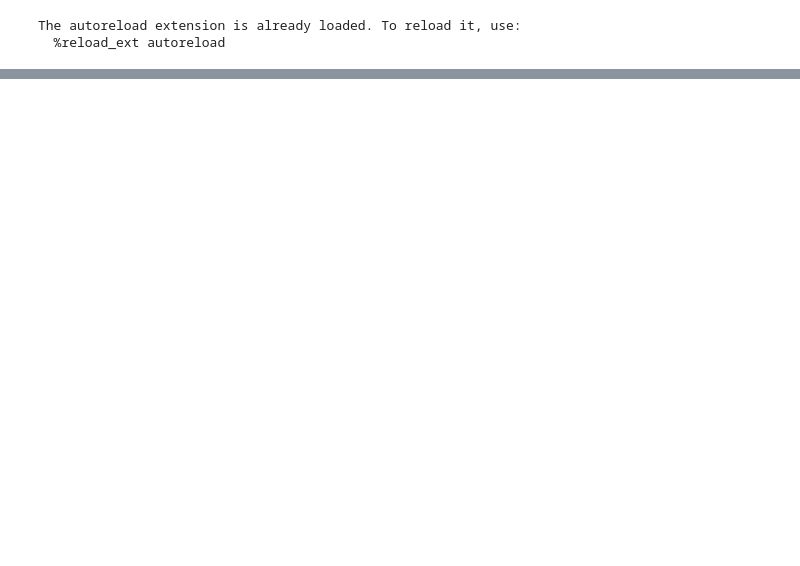
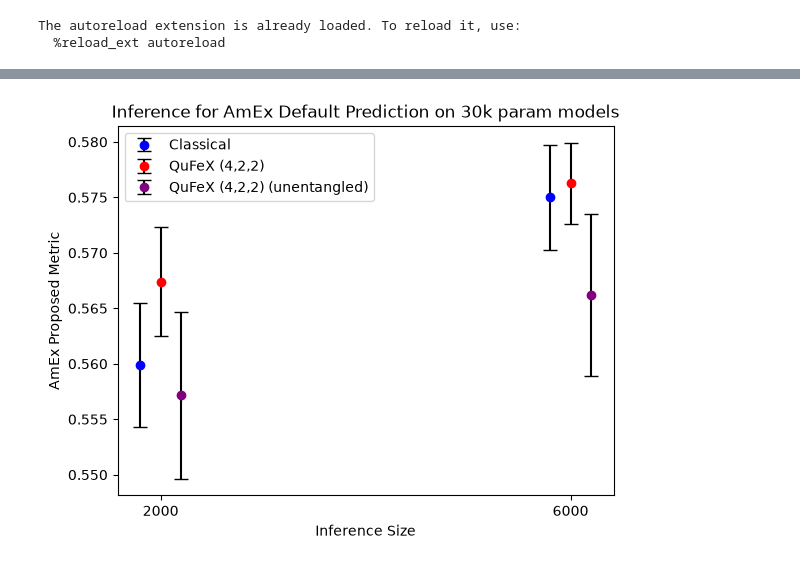
Before and after one commit to benjaminhagan/Quantum-Enhanced-Default-Detection, a Jupyter notebook: Demo Notebooks/StatisticalAnalysis.ipynb, the cells around one changed output, grey strips where cells are left out. Saved outputs shown, nothing was run; the diff lists cells and outputs as text; code cells hidden in the pictures; blank space fills up the shorter version.

```diff
--- a/Demo Notebooks/StatisticalAnalysis.ipynb
+++ b/Demo Notebooks/StatisticalAnalysis.ipynb
@@ -275,0 +284,4 @@ plot_M(metrics, num_seeds=num_seeds, quantum_label="QuFeX (4,2,2)")
+# %%
+plot_D(metrics, num_seeds=num_seeds)
+# %% [output]
+[figure, added]
```
Also changed, not shown: parts of 13 cells of this notebook, 8 other files.
